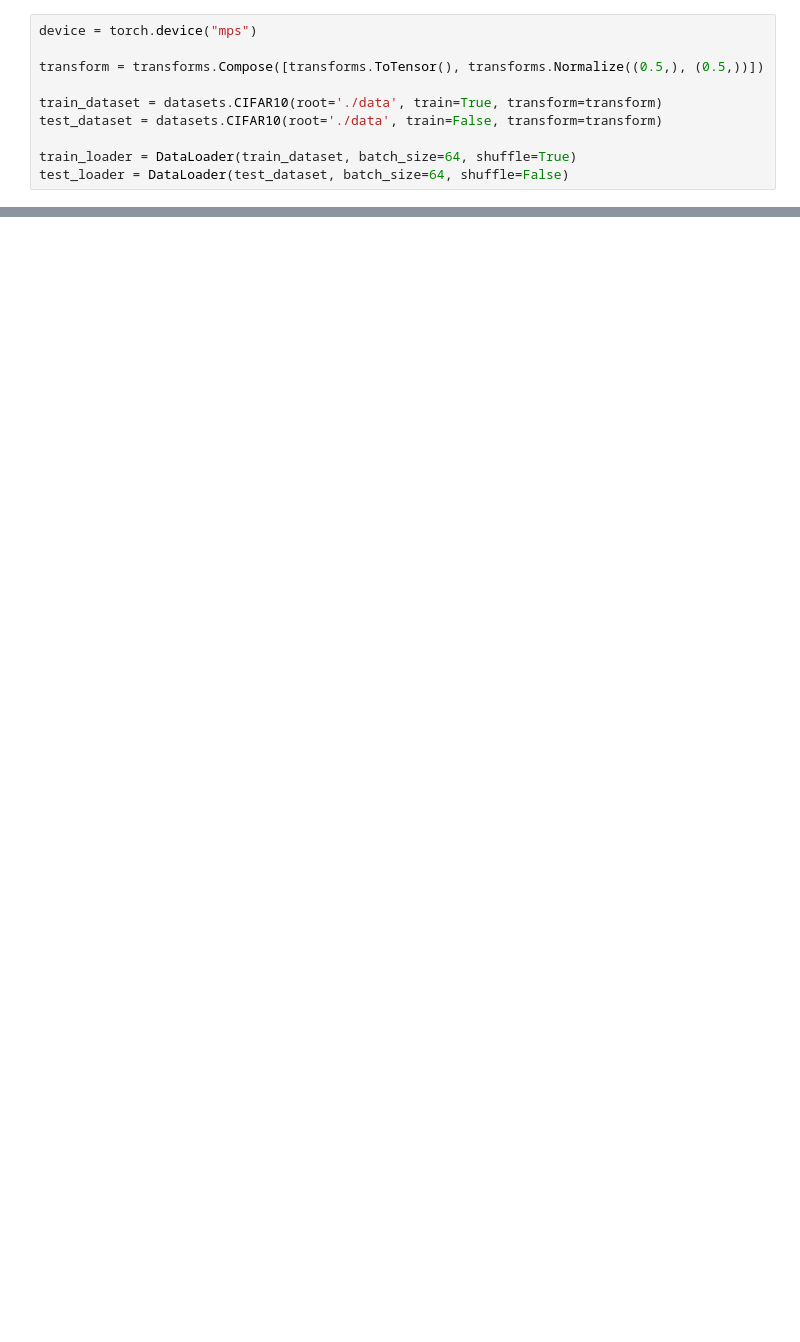
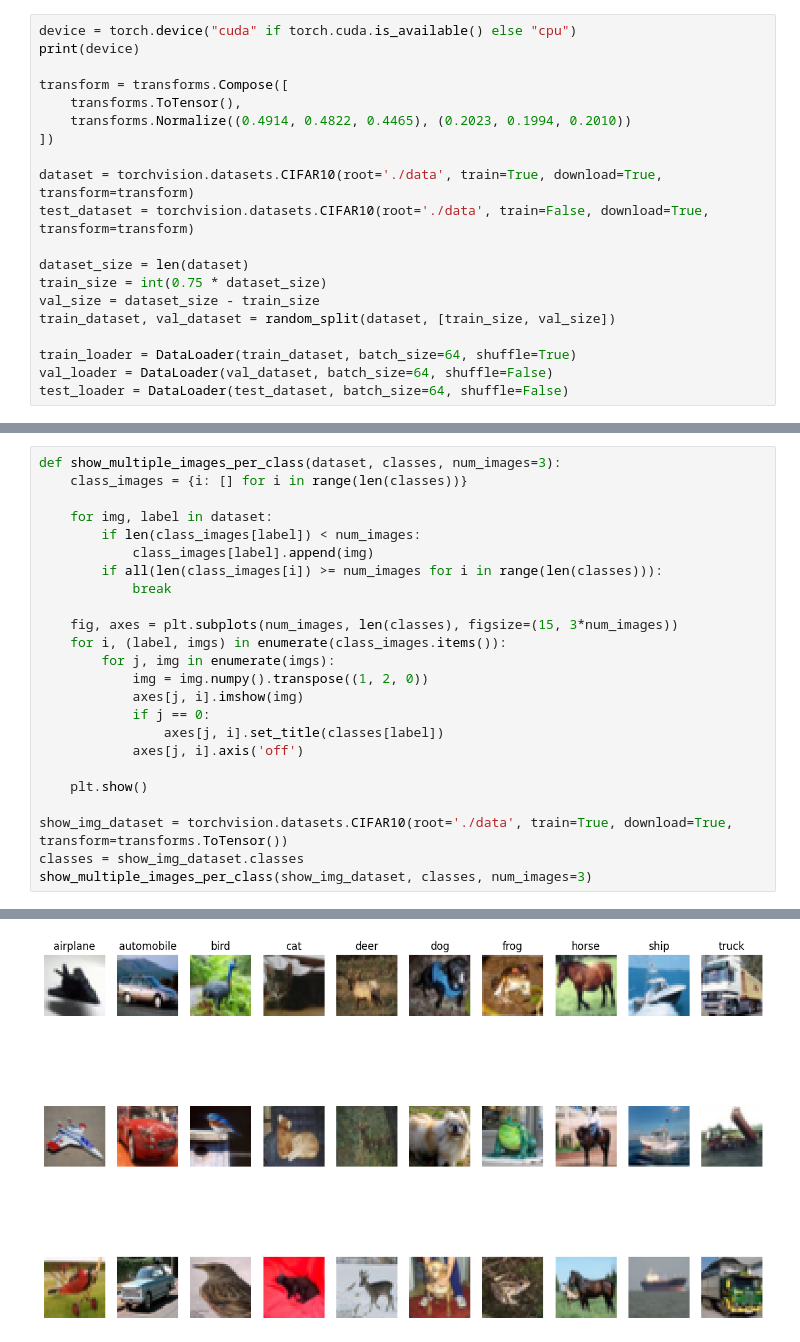
Before and after one commit to MogageNicolae/Masters, a Jupyter notebook: Semester 1/Advanced Methods in Data Analysis/SecondReport/SecondReport.ipynb, the cells around one changed output, grey strips where cells are left out. Cells and saved outputs as stored; diff of their text form; blank space fills up the shorter version.

```diff
--- a/Semester 1/Advanced Methods in Data Analysis/SecondReport/SecondReport.ipynb
+++ b/Semester 1/Advanced Methods in Data Analysis/SecondReport/SecondReport.ipynb
@@ -20,10 +12,20 @@ test_loader = DataLoader(test_dataset, batch_size=64, shuffle=False)
 # %%
-device = torch.device("mps")
+device = torch.device("cuda" if torch.cuda.is_available() else "cpu")
+print(device)
 
-transform = transforms.Compose([transforms.ToTensor(), transforms.Normalize((0.5,), (0.5,))])
+transform = transforms.Compose([
+    transforms.ToTensor(),
+    transforms.Normalize((0.4914, 0.4822, 0.4465), (0.2023, 0.1994, 0.2010))
+])
 
-train_dataset = datasets.CIFAR10(root='./data', train=True, transform=transform)
-test_dataset = datasets.CIFAR10(root='./data', train=False, transform=transform)
+dataset = torchvision.datasets.CIFAR10(root='./data', train=True, download=True, transform=transform)
+test_dataset = torchvision.datasets.CIFAR10(root='./data', train=False, download=True, transform=transform)
+
+dataset_size = len(dataset)
+train_size = int(0.75 * dataset_size)
+val_size = dataset_size - train_size
+train_dataset, val_dataset = random_split(dataset, [train_size, val_size])
 
 train_loader = DataLoader(train_dataset, batch_size=64, shuffle=True)
+val_loader = DataLoader(val_dataset, batch_size=64, shuffle=False)
 test_loader = DataLoader(test_dataset, batch_size=64, shuffle=False)
@@ -29,0 +36,25 @@ test_loader = DataLoader(test_dataset, batch_size=64, shuffle=False)
+# %%
+def show_multiple_images_per_class(dataset, classes, num_images=3):
+    class_images = {i: [] for i in range(len(classes))}
+
+    for img, label in dataset:
+        if len(class_images[label]) < num_images:
+            class_images[label].append(img)
+        if all(len(class_images[i]) >= num_images for i in range(len(classes))):
+            break
+
+    fig, axes = plt.subplots(num_images, len(classes), figsize=(15, 3*num_images))
+    for i, (label, imgs) in enumerate(class_images.items()):
+        for j, img in enumerate(imgs):
+            img = img.numpy().transpose((1, 2, 0))
+            axes[j, i].imshow(img)
+            if j == 0:
+                axes[j, i].set_title(classes[label])
+            axes[j, i].axis('off')
+
+    plt.show()
+
+show_img_dataset = torchvision.datasets.CIFAR10(root='./data', train=True, download=True, transform=transforms.ToTensor())
+classes = show_img_dataset.classes
+show_multiple_images_per_class(show_img_dataset, classes, num_images=3)
+# %% [output]
@@ -30 +62,2 @@ test_loader = DataLoader(test_dataset, batch_size=64, shuffle=False)
+[figure, added]
 # %%
```
Also changed, not shown: parts of 19 cells of this notebook.
